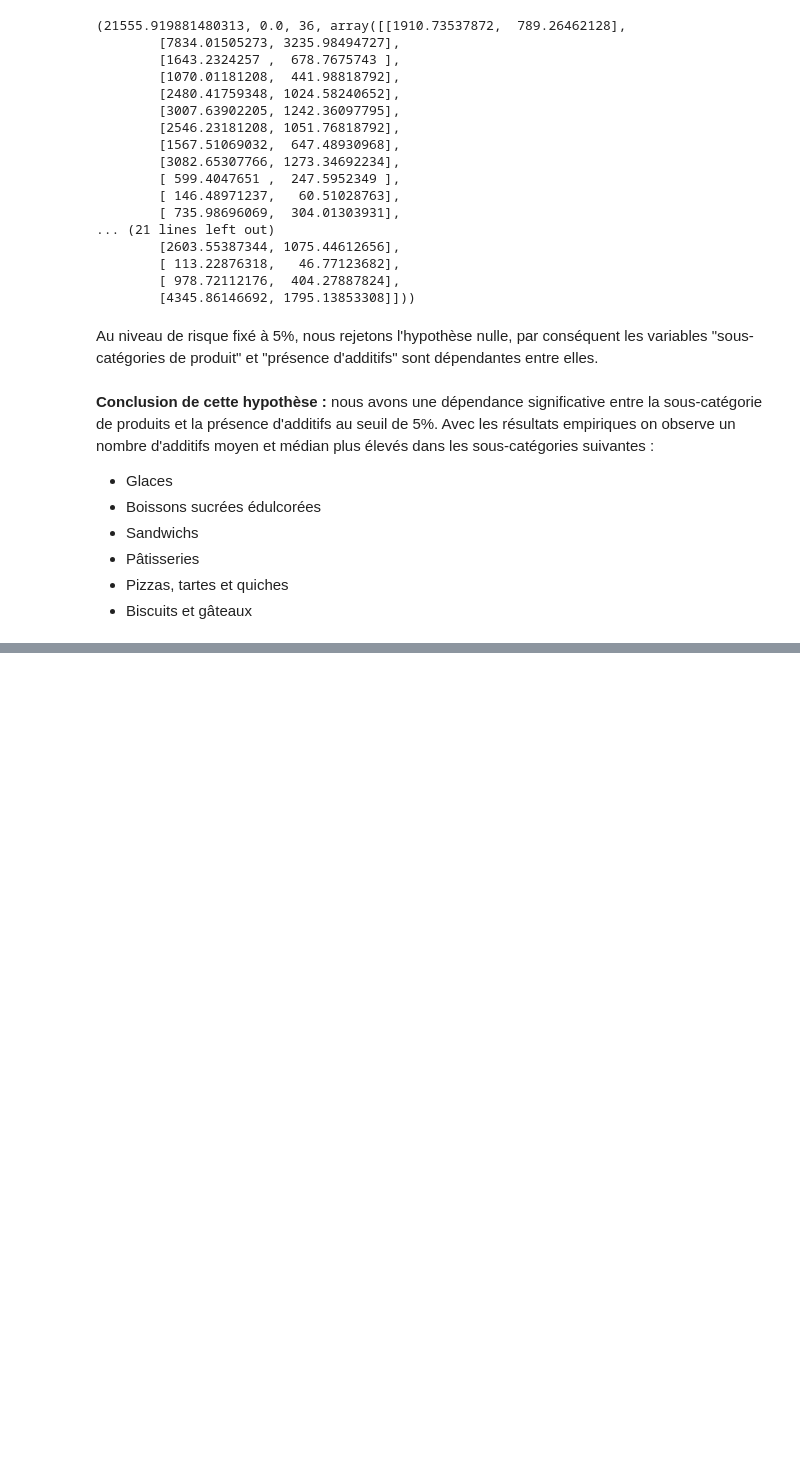
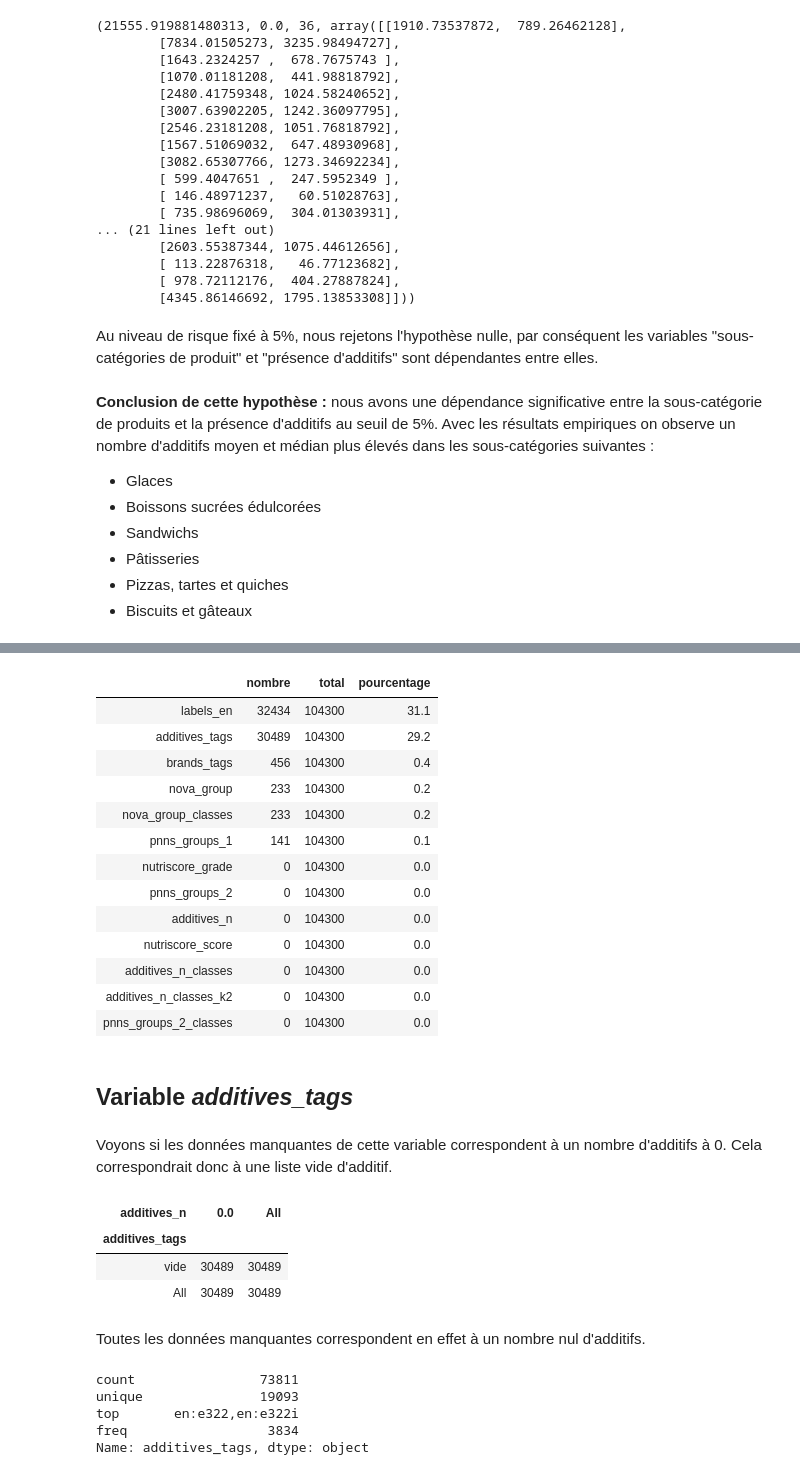
Before and after one commit to sebastienbourgeois/oc-p3-conception-application-sante-publique, a Jupyter notebook: PSante_02_notebookexploration.ipynb, the cells around one changed output, grey strips where cells are left out. Drawn from its saved outputs; the diff is of its cells as text; code cells hidden in the pictures; blank space fills up the shorter version.

Commit message:
Imputation de la variable 'additives_tags' par 'no additives'

```diff
--- a/PSante_02_notebookexploration.ipynb
+++ b/PSante_02_notebookexploration.ipynb
@@ -1320,0 +1348,21 @@ Au niveau de risque fixé à 5%, nous rejetons l'hypothèse nulle, par conséque
+# %%
+donnees_manquantes_df
+# %% [output]
+|  | nombre | total | pourcentage |
+| labels_en | 32434 | 104300 | 31.1 |
+| additives_tags | 30489 | 104300 | 29.2 |
+| brands_tags | 456 | 104300 | 0.4 |
+| nova_group | 233 | 104300 | 0.2 |
+| nova_group_classes | 233 | 104300 | 0.2 |
+| pnns_groups_1 | 141 | 104300 | 0.1 |
+| nutriscore_grade | 0 | 104300 | 0.0 |
+| pnns_groups_2 | 0 | 104300 | 0.0 |
+| additives_n | 0 | 104300 | 0.0 |
+| nutriscore_score | 0 | 104300 | 0.0 |
+| additives_n_classes | 0 | 104300 | 0.0 |
+| additives_n_classes_k2 | 0 | 104300 | 0.0 |
+| pnns_groups_2_classes | 0 | 104300 | 0.0 |
+# %% [markdown]
+## Variable *additives_tags*
+# %% [markdown]
+Voyons si les données manquantes de cette variable correspondent à un nombre d'additifs à 0. Cela correspondrait donc à une liste vide d'additif.
@@ -1320,0 +1372,25 @@ Au niveau de risque fixé à 5%, nous rejetons l'hypothèse nulle, par conséque
+# %%
+X = 'additives_tags'
+Y = 'additives_n'
+
+tableau_contingence = filtered_data[[X, Y]].pivot_table(index=X,
+                                                        columns=Y,
+                                                        aggfunc=len,
+                                                        margins=True)
+
+tableau_contingence
+# %% [output]
+| additives_n | 0.0 | All |
+| additives_tags |  |  |
+| vide | 30489 | 30489 |
+| All | 30489 | 30489 |
+# %% [markdown]
+Toutes les données manquantes correspondent en effet à un nombre nul d'additifs.
+# %%
+open_food_facts_df['additives_tags'].describe()
+# %% [output]
+count                73811
+unique               19093
+top       en:e322,en:e322i
+freq                  3834
+Name: additives_tags, dtype: object
```
Also changed, not shown: parts of 9 cells of this notebook.
